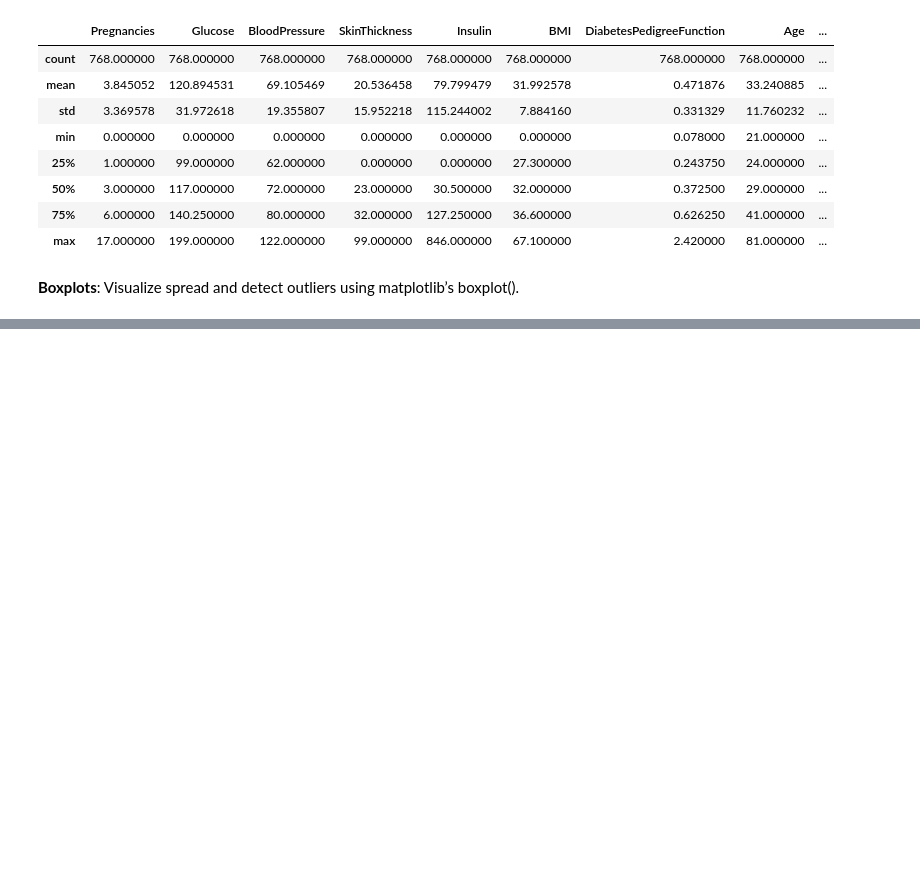
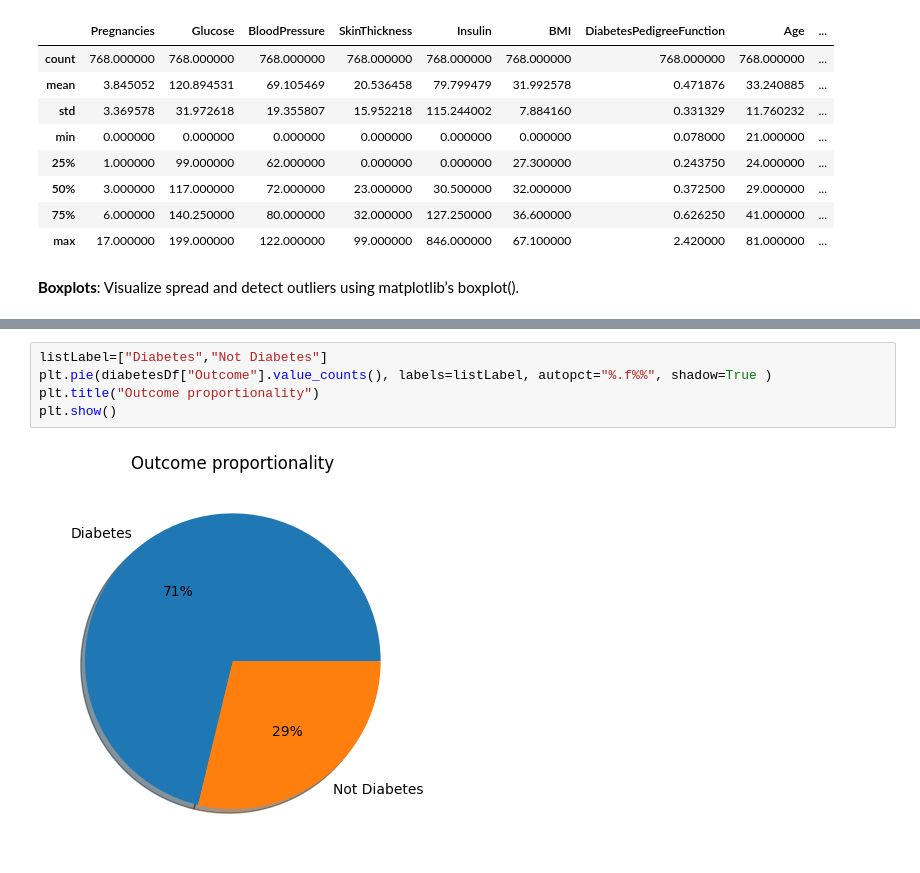
Before and after one commit to Jaimepelembe/Data_analyst_bootcamp_from_basics_to_advanced, a Jupyter notebook: S4_Data_Analysis/3.2.dataPreProcessing.ipynb, the cells around one changed output, grey strips where cells are left out. Cells and saved outputs as stored; diff of their text form; blank space fills up the shorter version.

```diff
--- a/S4_Data_Analysis/3.2.dataPreProcessing.ipynb
+++ b/S4_Data_Analysis/3.2.dataPreProcessing.ipynb
@@ -97,0 +184,7 @@ plt.show()
+# %%
+listLabel=["Diabetes","Not Diabetes"]
+plt.pie(diabetesDf["Outcome"].value_counts(), labels=listLabel, autopct="%.f%%", shadow=True )
+plt.title("Outcome proportionality")
+plt.show()
+# %% [output]
+[figure, added]
```
Also changed, not shown: parts of 22 cells of this notebook, 2 other files.
